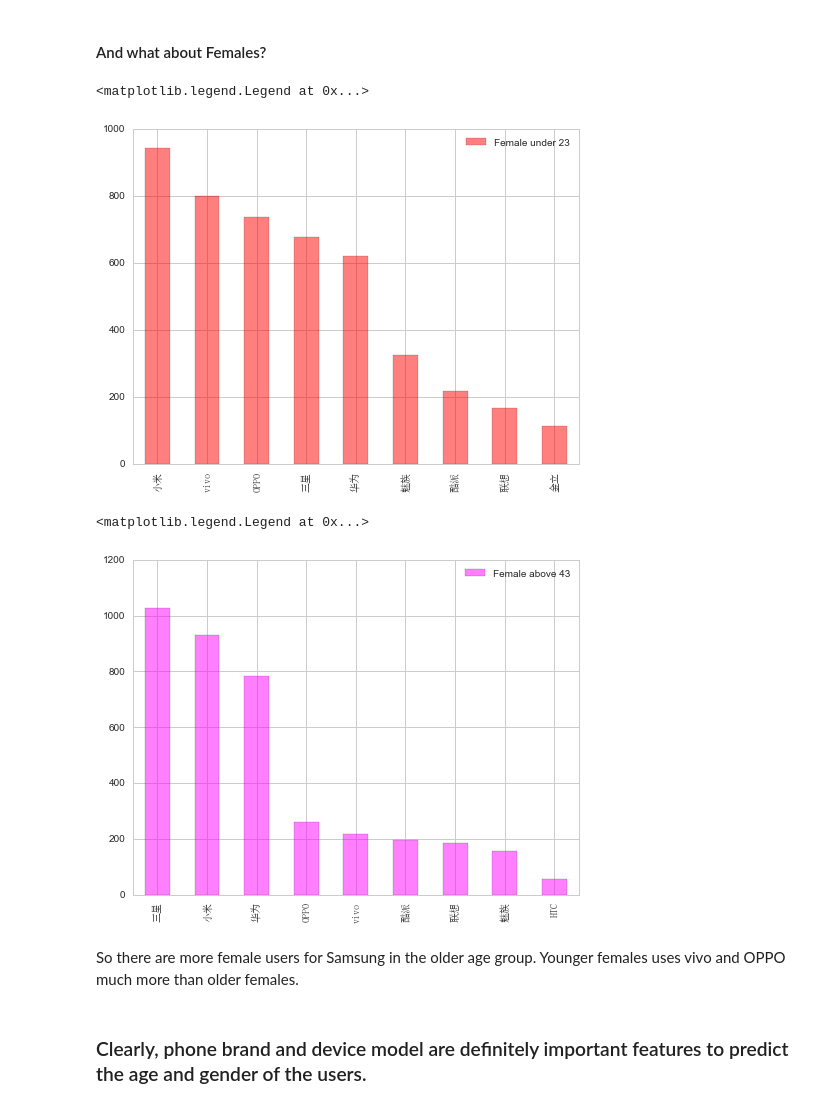
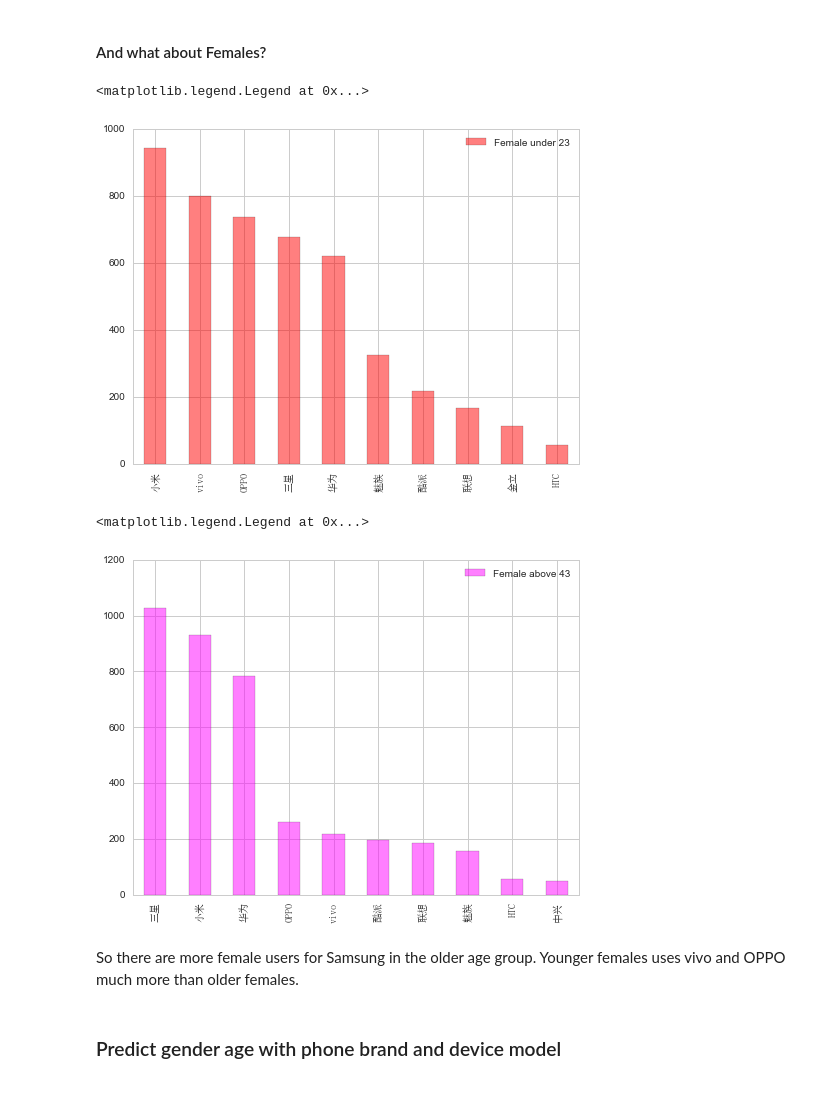
Before and after one commit to yanfei-wu/TalkingData, a Jupyter notebook: Explore Genderage vs Phone.ipynb, the cells around one changed output. Cells and saved outputs as stored; diff of their text form; code cells hidden in the pictures.

```diff
--- a/Explore Genderage vs Phone.ipynb
+++ b/Explore Genderage vs Phone.ipynb
@@ -133,26 +126,26 @@ The generally popular Huawei phones have almost twice as many older male users a
 # %%
 popular_F23 = df_merge.phone_brand[df_merge.group == 'F23-'].value_counts()
 popular_F23.sort_values(ascending = False, inplace = True)
 
-plot1 = popular_F23[0:9].plot(kind = 'bar', color = 'red', alpha = 0.5, label = 'Female under 23')
+plot1 = popular_F23[0:10].plot(kind = 'bar', color = 'red', alpha = 0.5, label = 'Female under 23')
 plot1.set_xticklabels(popular_F23.index.str.decode('utf-8'), fontproperties = font)
 
 plt.legend()
 # %% [output]
 <matplotlib.legend.Legend at 0x...>
-[figure, old version]
+[figure, new version]
 # %%
 popular_F43 = df_merge.phone_brand[df_merge.group == 'F43+'].value_counts()
 popular_F43.sort_values(ascending = False, inplace = True)
 
-plot_F43 = popular_F43[0:9].plot(kind = 'bar', color = 'magenta', alpha = 0.5, label = 'Female above 43')
+plot_F43 = popular_F43[0:10].plot(kind = 'bar', color = 'magenta', alpha = 0.5, label = 'Female above 43')
 plot_F43.set_xticklabels(popular_F43.index.str.decode('utf-8'), fontproperties = font)
 
 plt.legend()
 # %% [output]
 <matplotlib.legend.Legend at 0x...>
-[figure, old version]
+[figure, new version]
 # %% [markdown]
 So there are more female users for Samsung in the older age group. Younger females uses vivo and OPPO much more than older females.
-# %% [markdown]
-### Clearly, phone brand and device model are definitely important features to predict the age and gender of the users.
+# %% [markdown]
+### Predict gender age with phone brand and device model
```
Also changed, not shown: parts of 6 cells of this notebook.
